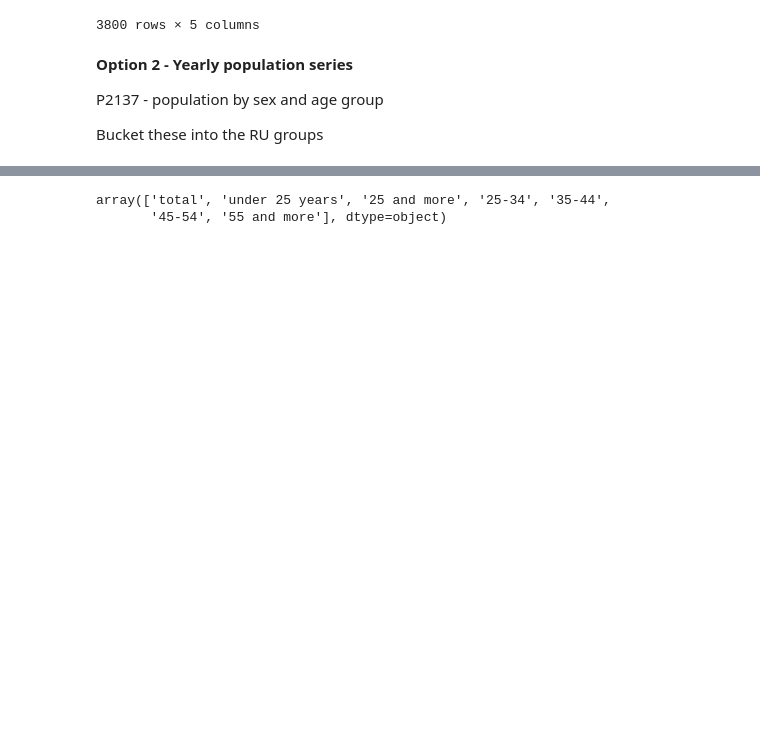
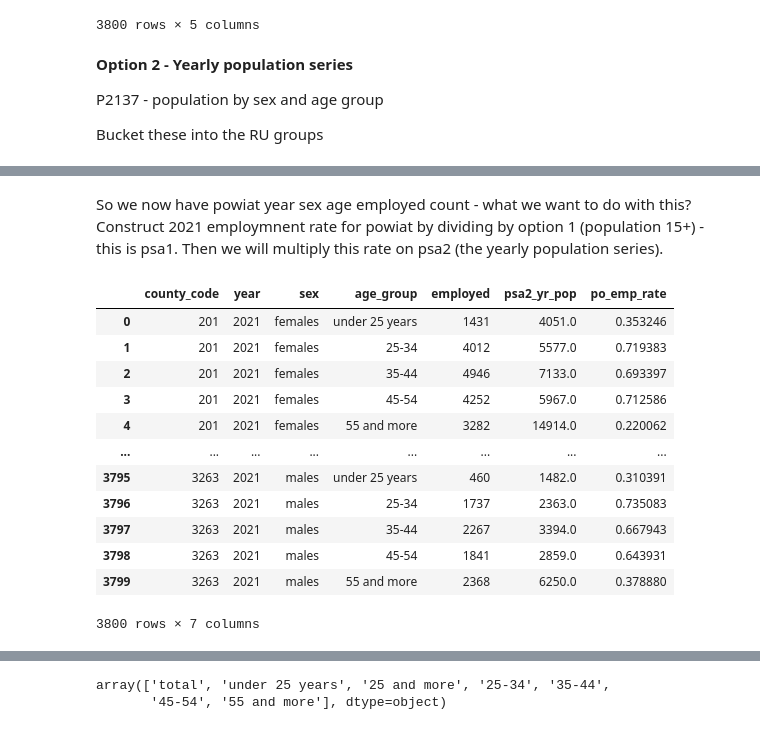
Before and after one commit to harrisonluff/Group_Project_Y3, a Jupyter notebook: notebooks/analysis/03_01_population_outcome.ipynb, the cells around one changed output, grey strips where cells are left out. Saved outputs shown, nothing was run; the diff lists cells and outputs as text; code cells hidden in the pictures; blank space fills up the shorter version.

```diff
--- a/notebooks/analysis/03_01_population_outcome.ipynb
+++ b/notebooks/analysis/03_01_population_outcome.ipynb
@@ -821,0 +834,6 @@ psa_option2
+# %%
+p4407 = pd.read_csv(repo_root / "cleaned/03_01_outcome_data/emp_nc_sex_age_p4407.csv", index_col=0)
+
+# remove sex total
+p4407 = p4407[~(p4407["sex"]=="total")]
+p4407
@@ -821,0 +866,28 @@ psa_option2
+# %%
+# remove age total and then bin by unemployment bins
+p4407 = p4407[~(p4407["age"]=="total")].copy()
+
+# Convert age column to start age - then bin as before
+p4407["age"] = p4407["age"].replace("65 and more", "65")
+p4407["age_start"] = p4407["age"].apply(lambda x: int(x.split("-")[0]))
+
+# using the same bins and labels as above
+p4407["age_group"] = pd.cut(
+    p4407["age_start"],
+    bins=bins,
+    labels=labels,
+    right=False,          # left-closed, right-open: [25,35) means 25–34
+    include_lowest=True
+)
+
+# p4407[["age", "age_start", "age_group"]].value_counts() # uncomment to see these map properly
+
+# Create county_code
+p4407["county_code"] = p4407["code"].apply(lambda x: int(str(x)[:-3]))
+
+# Convert to required output format
+psa_option3_temp = p4407.groupby(["county_code", "year", "sex", "age_group"], observed=False)["count"].sum().reset_index()
+# psa_option3.county_code.value_counts()
+psa_option3_temp.rename(columns={"count":"employed"}, inplace=True)
+
+psa_option3_temp
@@ -821,0 +908,26 @@ psa_option2
+# %% [markdown]
+So we now have powiat year sex age employed count - what we want to do with this? Construct 2021 employmnent rate for powiat by dividing by option 1 (population 15+) - this is psa1. Then we will multiply this rate on psa2 (the yearly population series).
+# %%
+psa_option3_temp = psa_option3_temp.merge(
+    psa_option2[psa_option2["year"]==2021],
+    how="left",
+    on=["county_code", "year", "age_group", "sex"]
+)
+
+psa_option3_temp["po_emp_rate"] = psa_option3_temp["employed"].div(psa_option3_temp["psa2_yr_pop"])
+
+psa_option3_temp
+# %% [output]
+|  | county_code | year | sex | age_group | employed | psa2_yr_pop | po_emp_rate |
+| 0 | 201 | 2021 | females | under 25 years | 1431 | 4051.0 | 0.353246 |
+| 1 | 201 | 2021 | females | 25-34 | 4012 | 5577.0 | 0.719383 |
+| 2 | 201 | 2021 | females | 35-44 | 4946 | 7133.0 | 0.693397 |
+| 3 | 201 | 2021 | females | 45-54 | 4252 | 5967.0 | 0.712586 |
+| 4 | 201 | 2021 | females | 55 and more | 3282 | 14914.0 | 0.220062 |
+| ... | ... | ... | ... | ... | ... | ... | ... |
+| 3795 | 3263 | 2021 | males | under 25 years | 460 | 1482.0 | 0.310391 |
+| 3796 | 3263 | 2021 | males | 25-34 | 1737 | 2363.0 | 0.735083 |
+| 3797 | 3263 | 2021 | males | 35-44 | 2267 | 3394.0 | 0.667943 |
+| 3798 | 3263 | 2021 | males | 45-54 | 1841 | 2859.0 | 0.643931 |
+| 3799 | 3263 | 2021 | males | 55 and more | 2368 | 6250.0 | 0.378880 |
+3800 rows × 7 columns
```
Also changed, not shown: parts of 12 cells of this notebook.
